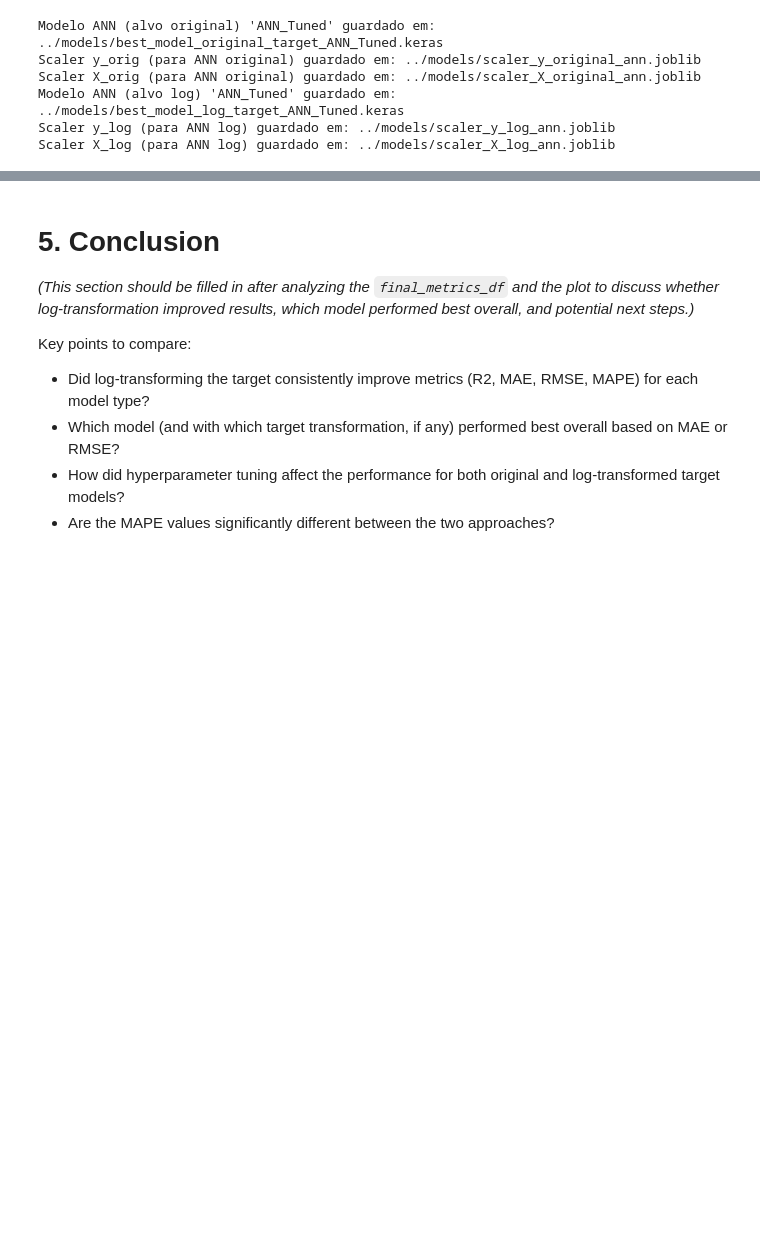
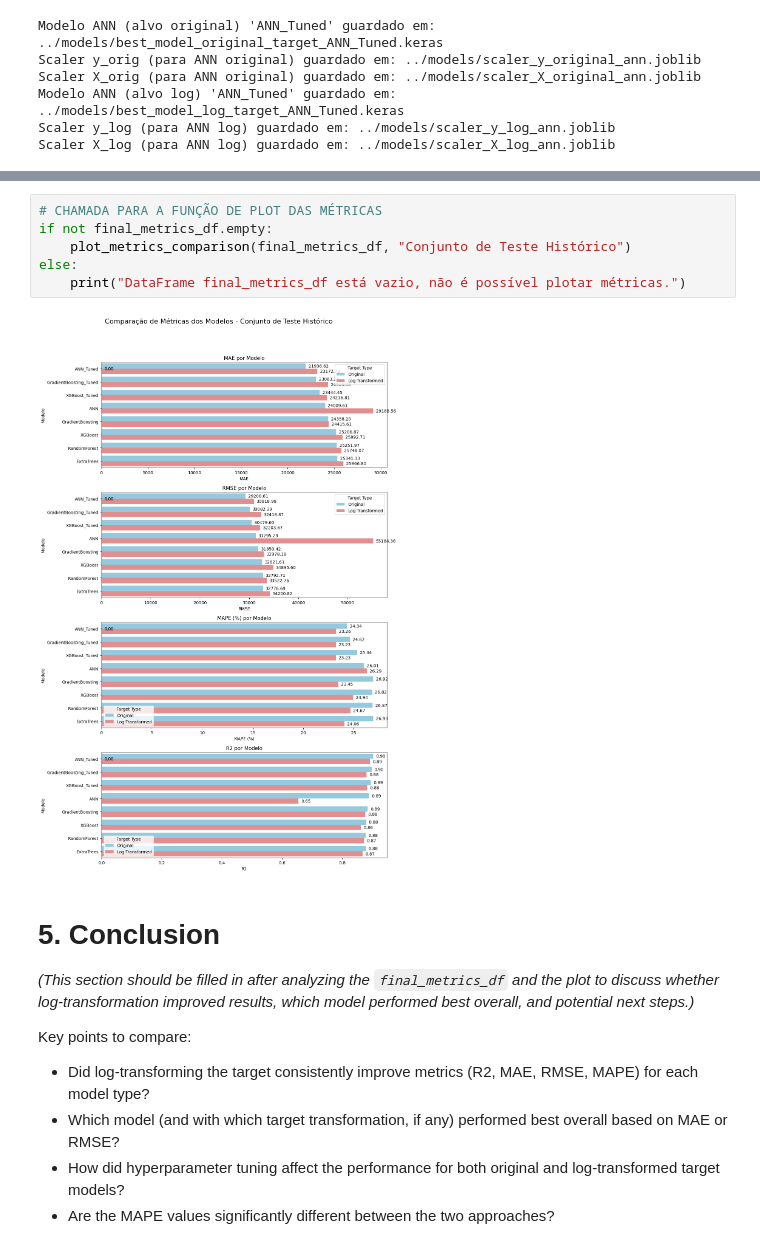
Before and after one commit to tjpoa/wind-energy-forecast, a Jupyter notebook: notebooks/Modeling.ipynb, the cells around one changed output, grey strips where cells are left out. Drawn from its saved outputs; the diff is of its cells as text; blank space fills up the shorter version.

```diff
--- a/notebooks/Modeling.ipynb
+++ b/notebooks/Modeling.ipynb
@@ -963,3 +1016,11 @@ Scaler X_log (para ANN log) guardado em: ../models/scaler_X_log_ann.joblib
+# %%
+# CHAMADA PARA A FUNÇÃO DE PLOT DAS MÉTRICAS
+if not final_metrics_df.empty:
+    plot_metrics_comparison(final_metrics_df, "Conjunto de Teste Histórico")
+else:
+    print("DataFrame final_metrics_df está vazio, não é possível plotar métricas.")
+# %% [output]
+[figure, added]
 # %% [markdown]
 # **5. Conclusion**
 
```
Also changed, not shown: parts of 1 cell of this notebook, 1 other file.
